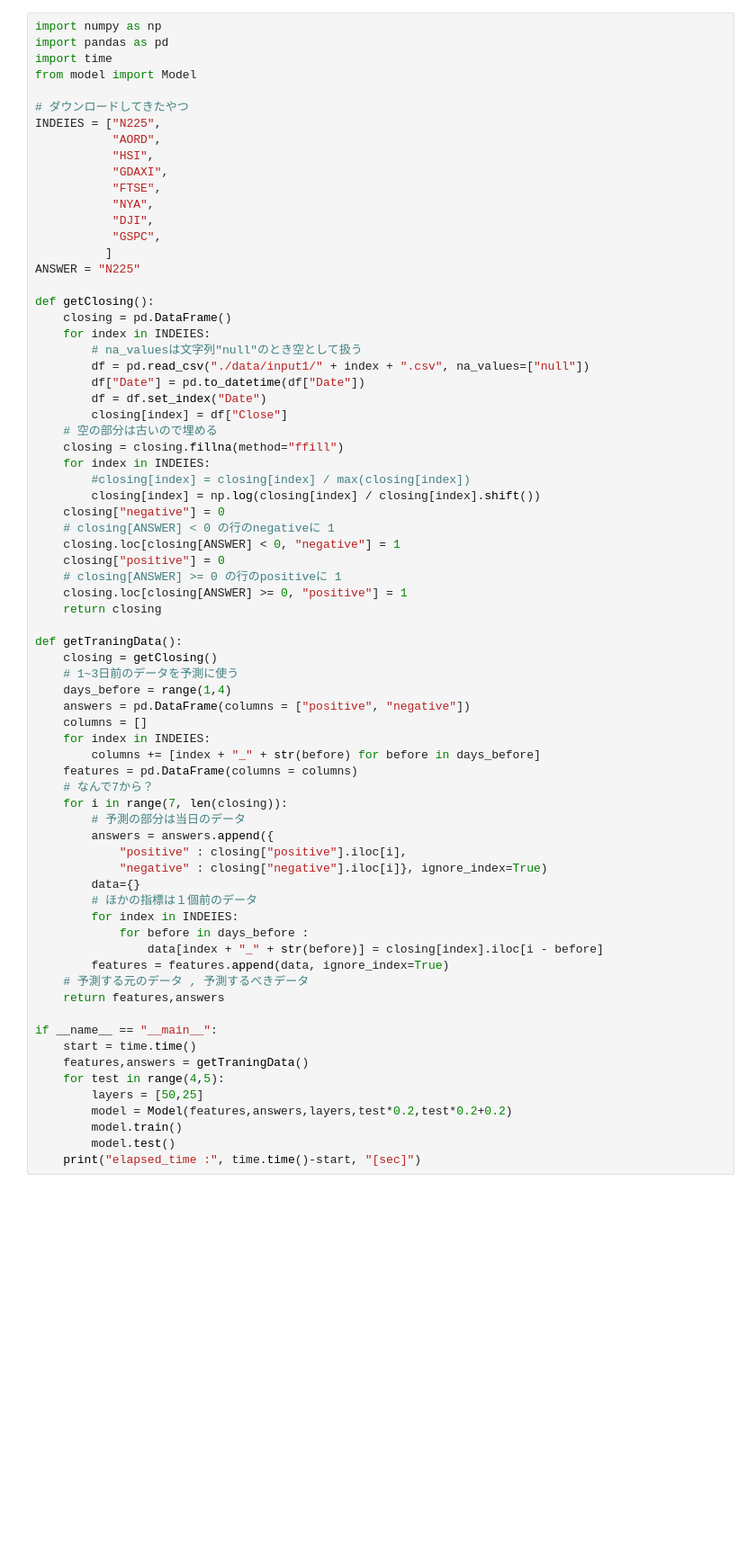
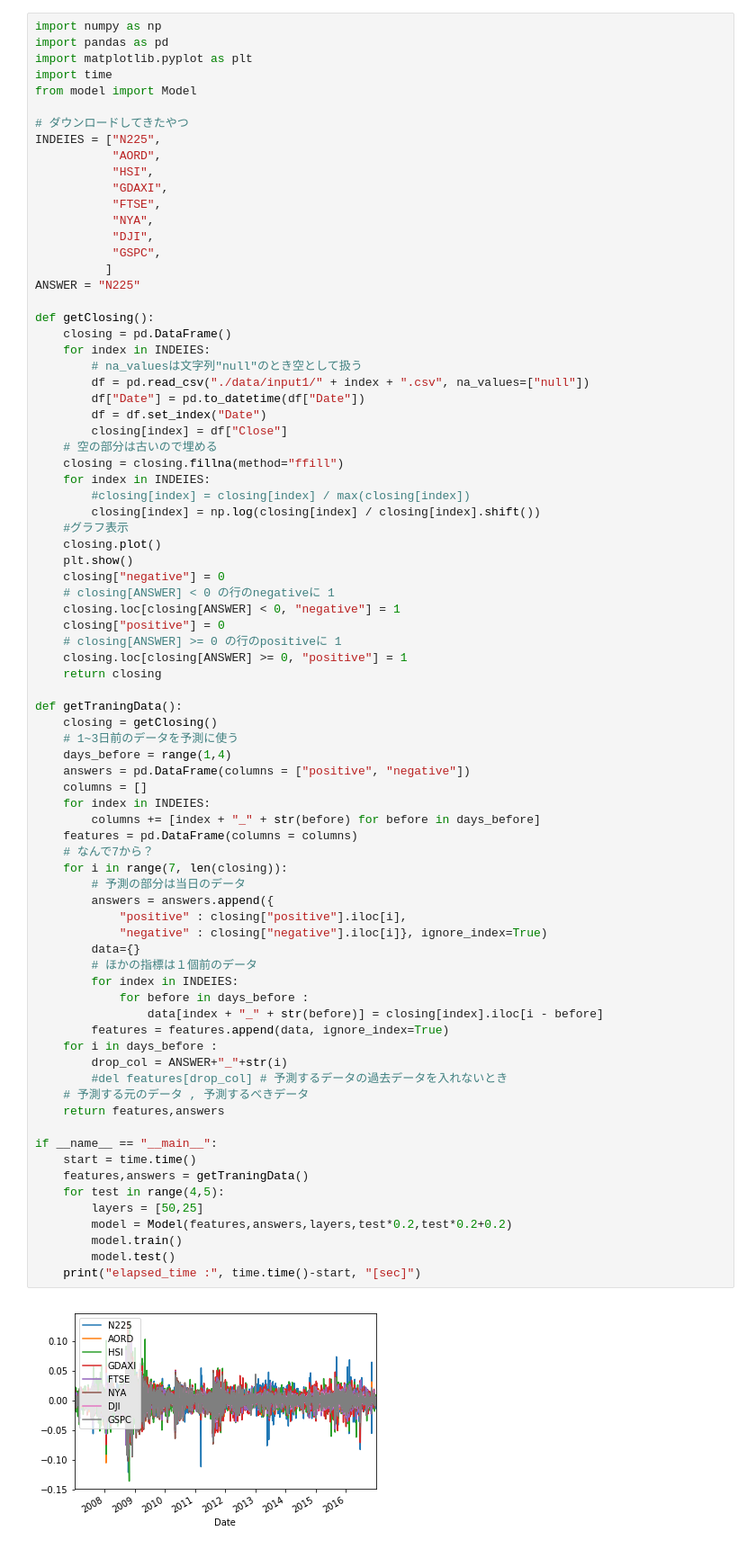
Before and after one commit to 5f5e0ff/repository, a Jupyter notebook: TensorFlowMachineLearning/TensorFlowMachineLearning.ipynb, the cells around one changed output. Shown at 90% size. Cells and saved outputs as stored; diff of their text form; blank space fills up the shorter version.

```diff
--- a/TensorFlowMachineLearning/TensorFlowMachineLearning.ipynb
+++ b/TensorFlowMachineLearning/TensorFlowMachineLearning.ipynb
@@ -1,6 +1,7 @@
 # %%
 import numpy as np
 import pandas as pd
+import matplotlib.pyplot as plt
 import time
 from model import Model
 
@@ -29,6 +30,9 @@ def getClosing():
     for index in INDEIES:
         #closing[index] = closing[index] / max(closing[index])
         closing[index] = np.log(closing[index] / closing[index].shift())
+    #グラフ表示
+    closing.plot()
+    plt.show()
     closing["negative"] = 0
     # closing[ANSWER] < 0 の行のnegativeに 1
     closing.loc[closing[ANSWER] < 0, "negative"] = 1
@@ -44,30 +48,34 @@ def getTraningData():
     answers = pd.DataFrame(columns = ["positive", "negative"])
     columns = []
     for index in INDEIES:
         columns += [index + "_" + str(before) for before in days_before]
     features = pd.DataFrame(columns = columns)
     # なんで7から？
     for i in range(7, len(closing)):
         # 予測の部分は当日のデータ
         answers = answers.append({
             "positive" : closing["positive"].iloc[i],
             "negative" : closing["negative"].iloc[i]}, ignore_index=True)
         data={}
         # ほかの指標は１個前のデータ
         for index in INDEIES:
             for before in days_before :
                 data[index + "_" + str(before)] = closing[index].iloc[i - before]
         features = features.append(data, ignore_index=True)
+    for i in days_before :
+        drop_col = ANSWER+"_"+str(i)
+        #del features[drop_col] # 予測するデータの過去データを入れないとき
     # 予測する元のデータ , 予測するべきデータ
     return features,answers
 
 if __name__ == "__main__":
     start = time.time()
     features,answers = getTraningData()
     for test in range(4,5):
         layers = [50,25]
         model = Model(features,answers,layers,test*0.2,test*0.2+0.2)
         model.train()
         model.test()
     print("elapsed_time :", time.time()-start, "[sec]")
 # %% [output]
+[figure, added]
```
Also changed, not shown: parts of 1 cell of this notebook, 1 other file.
